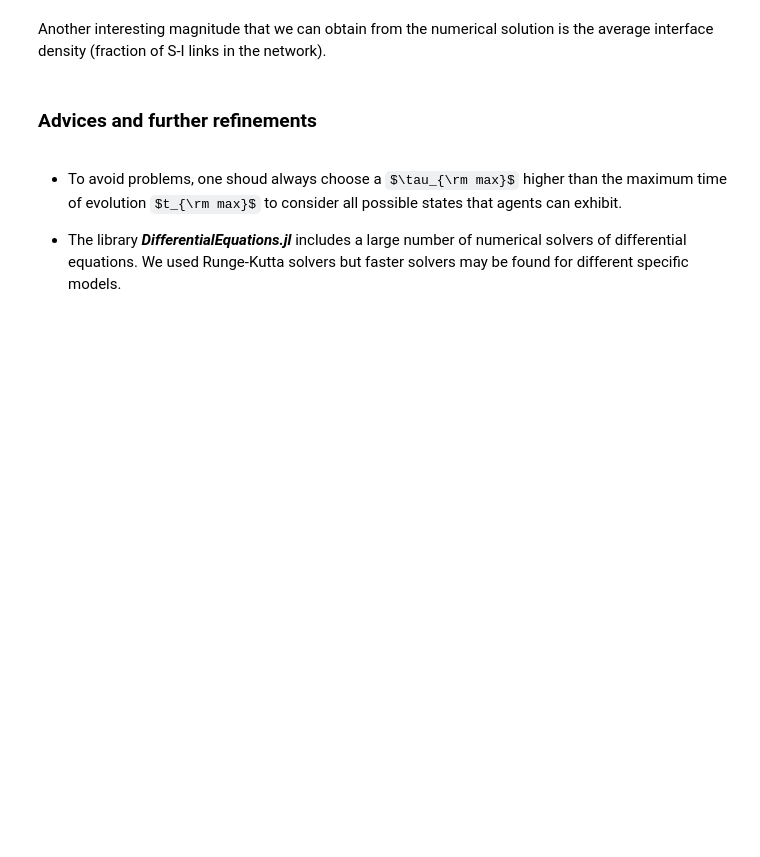
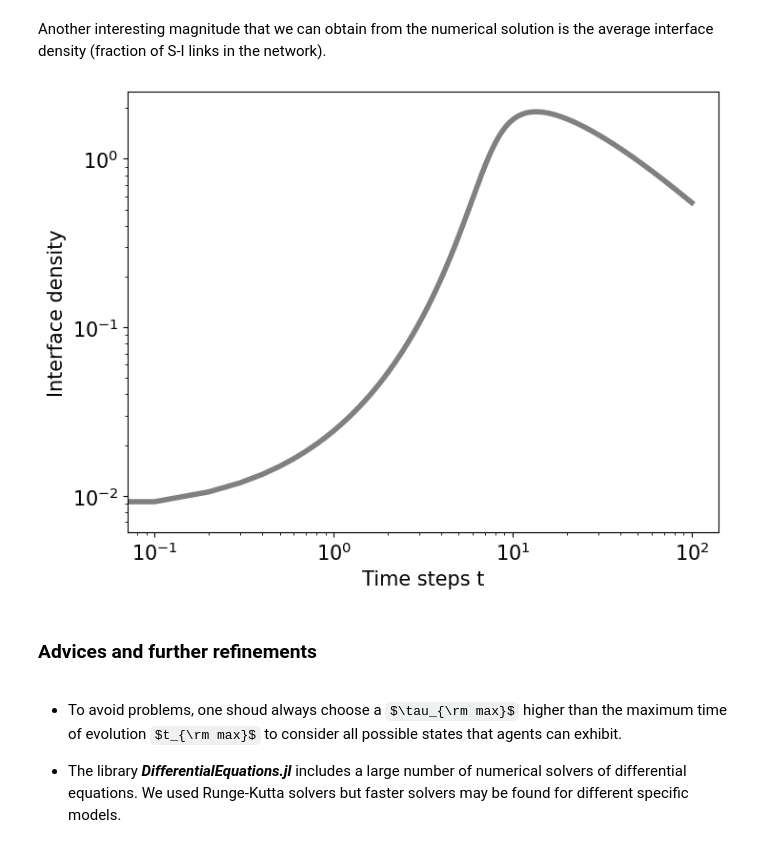
Before and after one commit to davidabbu/Aging-in-binary-state-models, a Jupyter notebook: Tutorial_AME_aging.ipynb, the cells around one changed output. Saved outputs shown, nothing was run; the diff lists cells and outputs as text; code cells hidden in the pictures; some formulas as TeX source; blank space fills up the shorter version.

```diff
--- a/Tutorial_AME_aging.ipynb
+++ b/Tutorial_AME_aging.ipynb
@@ -131,7 +137,13 @@ Another interesting magnitude that we can obtain from the numerical solution is
 # %%
 int = interface_from(sol)
 
-plt.plot(sol.t,int)
+fig, ax = plt.subplots(figsize=(8,6))
+plt.loglog(sol.t,int,linewidth=4,color="grey")
+ax.tick_params(labelsize=15)
+plt.xlabel("Time steps t",fontsize=15)
+plt.ylabel("Interface density",fontsize=15)
+# %% [output]
+[figure, added]
 # %% [markdown]
 ### Advices and further refinements
 # %% [markdown]
```
Also changed, not shown: parts of 5 cells of this notebook, 4 other files.
